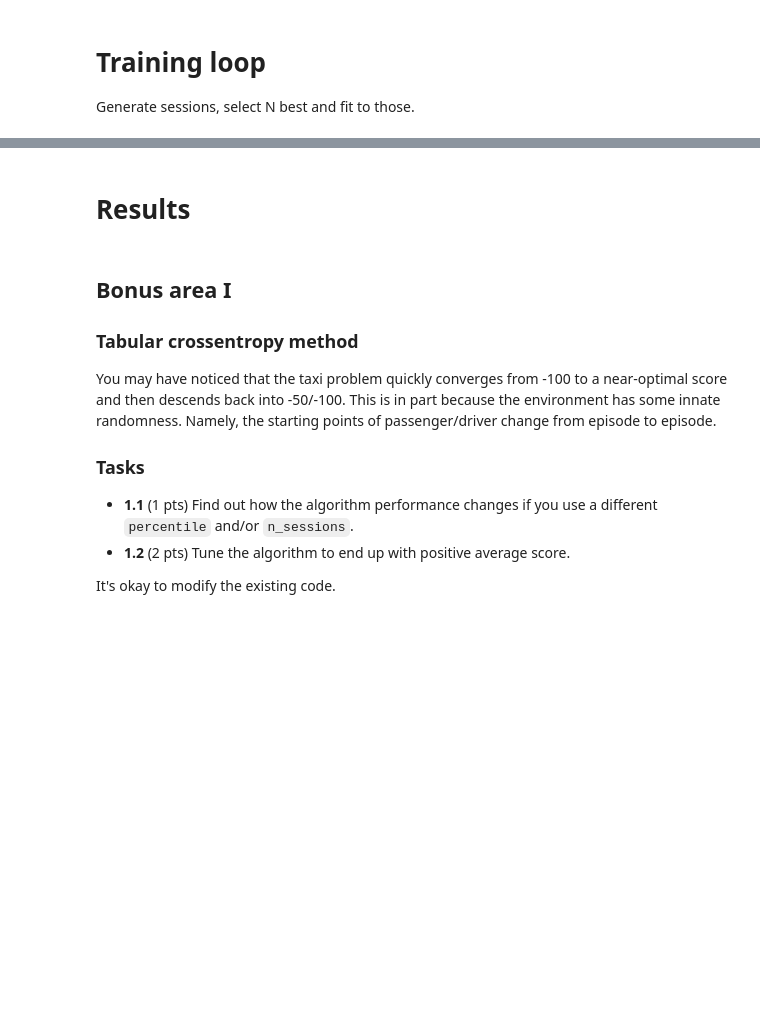
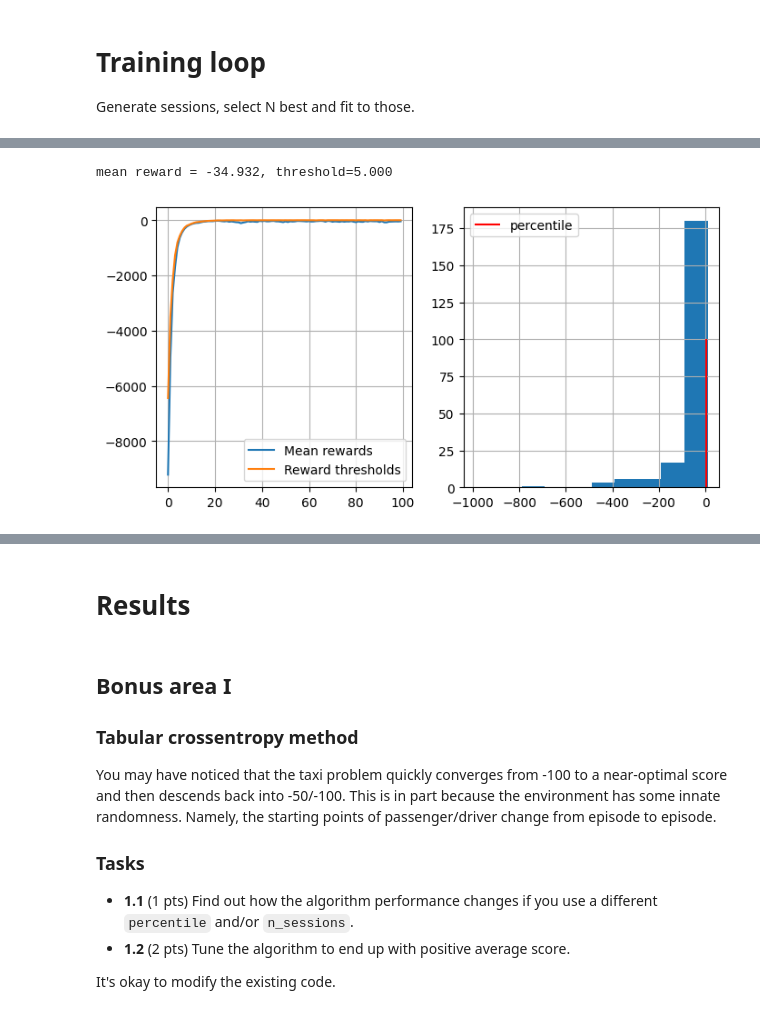
Before and after one commit to girafe-ai/reinforcement-learning, a Jupyter notebook: week01_intro/practice_crossentropy_method.ipynb, the cells around one changed output, grey strips where cells are left out. Drawn from its saved outputs; the diff is of its cells as text; code cells hidden in the pictures; blank space fills up the shorter version.

```diff
--- a/week01_intro/practice_crossentropy_method.ipynb
+++ b/week01_intro/practice_crossentropy_method.ipynb
@@ -43,3 +51,5 @@ policy = # <your code here! Create an array to store action probabilities>
+# %%
+policy = np.ones((n_states, n_actions)) / n_actions
 # %%
 assert type(policy) in (np.ndarray, np.matrix)
 assert np.allclose(policy, 1./n_actions)
@@ -64,7 +88,7 @@ def generate_session(policy, t_max=int(10**4)):
 
     for t in range(t_max):
 
-        a = # <sample action from policy(hint: use np.random.choice) >
+        a = np.random.choice(range(n_actions), p=policy[s])
 
         new_s, r, done, truncated, info = env.step(a)
 
@@ -114,12 +147,12 @@ def select_elites(states_batch, actions_batch, rewards_batch, percentile=50):
     (they will become different later).
     """
 
-    reward_threshold = # <Compute minimum reward for elite sessions. Hint: use np.percentile >
+    reward_threshold = np.percentile(rewards_batch, percentile)
 
-    elite_mask = # <your code here >
+    elite_mask = np.asarray(rewards_batch) >= reward_threshold
 
-    elite_states = # <your code here >
-    elite_actions = # <your code here >
+    elite_states = np.asarray(states_batch, dtype="object")[elite_mask]
+    elite_actions = np.asarray(actions_batch, dtype="object")[elite_mask]
 
     return np.concatenate(elite_states), np.concatenate(elite_actions)
 # %%
@@ -180,9 +215,13 @@ def update_policy(elite_states, elite_actions):
 
     new_policy = np.zeros([n_states, n_actions])
 
-#     <Your code here: update probabilities for actions given elite states & actions >
-    # Don't forget to set 1/n_actions for all actions in unvisited states.
+    for state, action in zip(elite_states, elite_actions):
+        new_policy[state][action] += 1
 
+    mask_for_zero_rows = new_policy.sum(axis=1) == 0
+    new_policy[mask_for_zero_rows, :] = 1
+
+    new_policy /= new_policy.sum(axis=1, keepdims=1)
     return new_policy
 # %%
 elite_states = [1, 2, 3, 4, 2, 0, 2, 3, 1]
@@ -244,24 +306,27 @@ policy
 # %%
 n_sessions = 250  # sample this many sessions
 percentile = 50  # take this percent of session with highest rewards
 learning_rate = 0.5  # add this thing to all counts for stability
 
 log = []
 
 for i in range(100):
 
-    %time sessions = # [ < generate a list of n_sessions new sessions > ]
+    %time sessions = [generate_session(policy) for _ in range(n_sessions)]
 
     states_batch, actions_batch, rewards_batch = zip(*sessions)
 
-    elite_states, elite_actions = # <select elite states/actions >
+    elite_states, elite_actions = select_elites(states_batch, actions_batch, rewards_batch, percentile)
 
-    new_policy = # <compute new policy >
+    new_policy = update_policy(elite_states, elite_actions)
 
     policy = learning_rate*new_policy + (1-learning_rate)*policy
 
     # display results on chart
     show_progress(rewards_batch, log, percentile)
+# %% [output]
+mean reward = -34.932, threshold=5.000
+[figure, added]
 # %% [markdown]
 # Digging deeper: approximate crossentropy with neural nets
 
```
Also changed, not shown: parts of 16 cells of this notebook, 1 other file.
